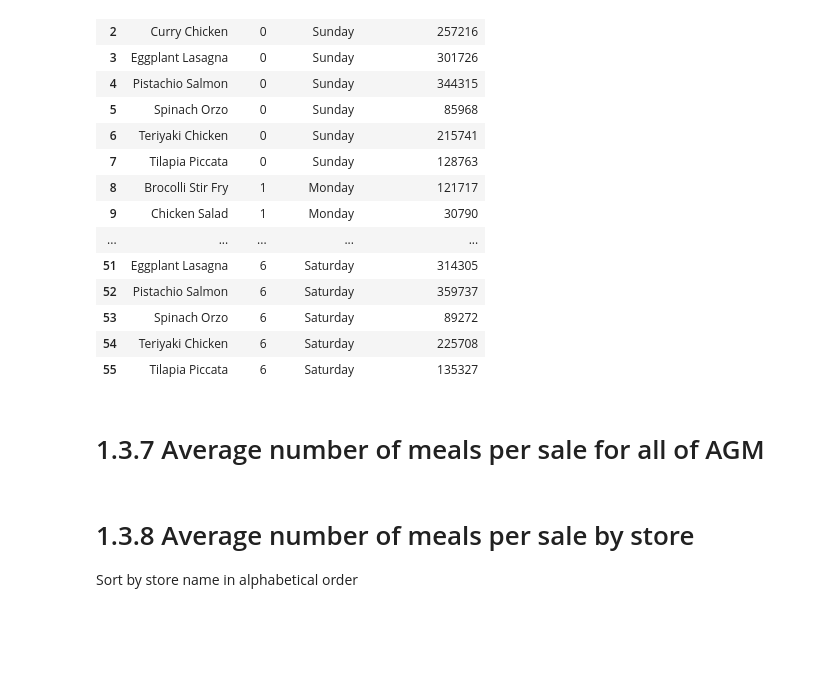
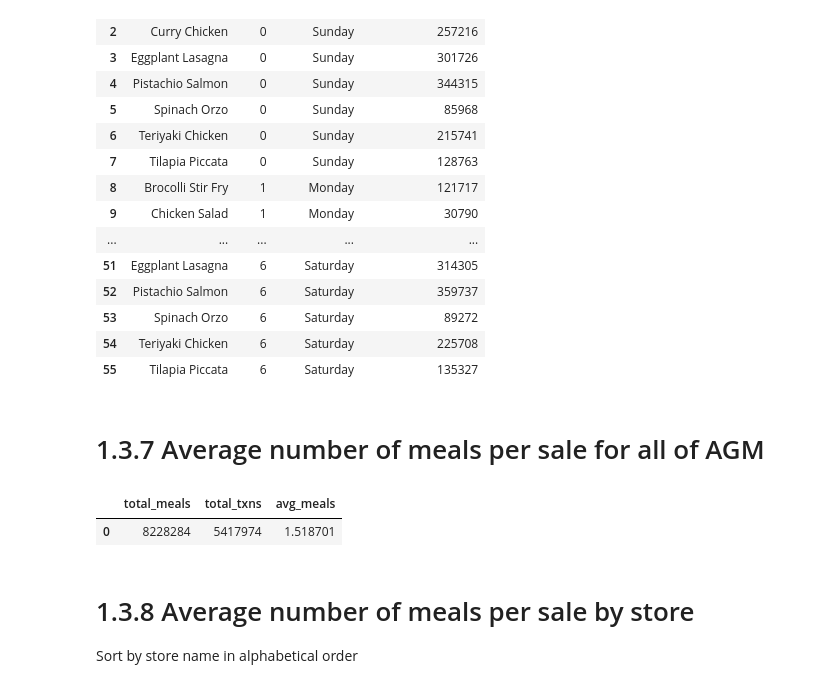
Before and after one commit to jvgalvin/Portfolio, a Jupyter notebook: project_1_3.ipynb, the cells around one changed output. Drawn from its saved outputs; the diff is of its cells as text; code cells hidden in the pictures; blank space fills up the shorter version.

```diff
--- a/project_1_3.ipynb
+++ b/project_1_3.ipynb
@@ -312,6 +312,27 @@ my_select_query_pandas(query, rollback_before_flag, rollback_after_flag)
 | 55 | Tilapia Piccata | 6 | Saturday | 135327 |
 # %% [markdown]
 # 1.3.7 Average number of meals per sale for all of AGM
+# %%
+rollback_before_flag = True
+rollback_after_flag = True
+
+query = """
+
+select sum(l.quantity) as total_meals,
+        count(sa.sale_id) as total_txns,
+        sum(l.quantity) / count(sa.sale_id) as avg_meals
+from sales as sa
+    join line_items as l
+        on sa.store_id = l.store_id and sa.sale_id = l.sale_id
+
+
+
+"""
+
+my_select_query_pandas(query, rollback_before_flag, rollback_after_flag)
+# %% [output]
+|  | total_meals | total_txns | avg_meals |
+| 0 | 8228284 | 5417974 | 1.518701 |
 # %% [markdown]
 # 1.3.8 Average number of meals per sale by store
 
```
Also changed, not shown: parts of 4 cells of this notebook, 1 other file.
